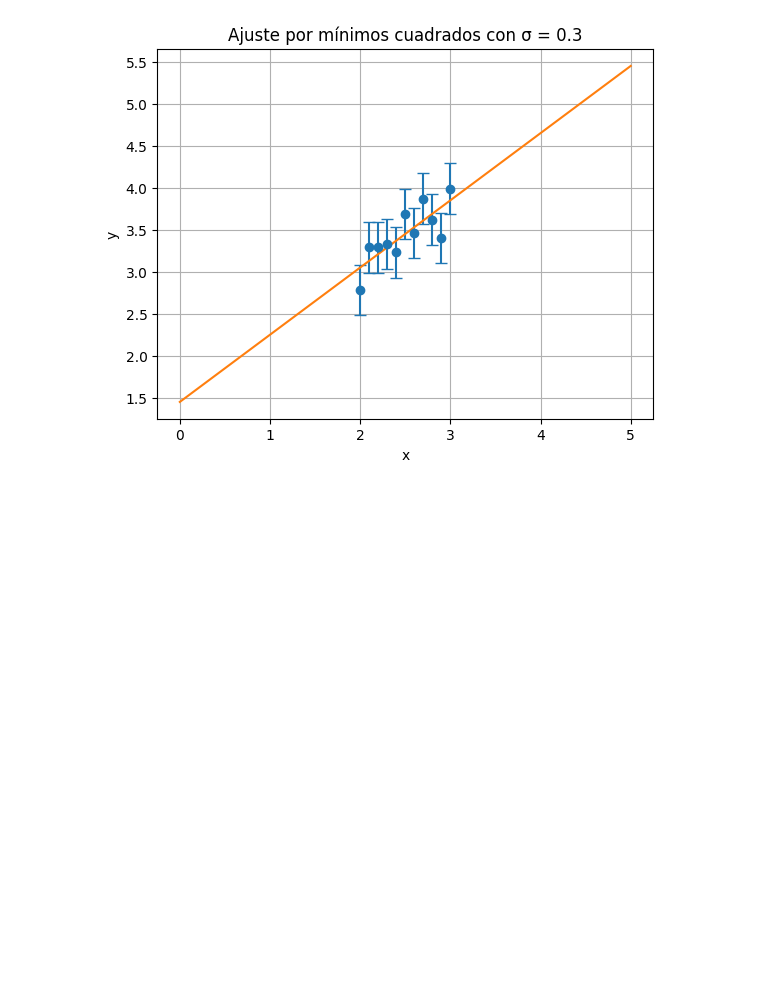
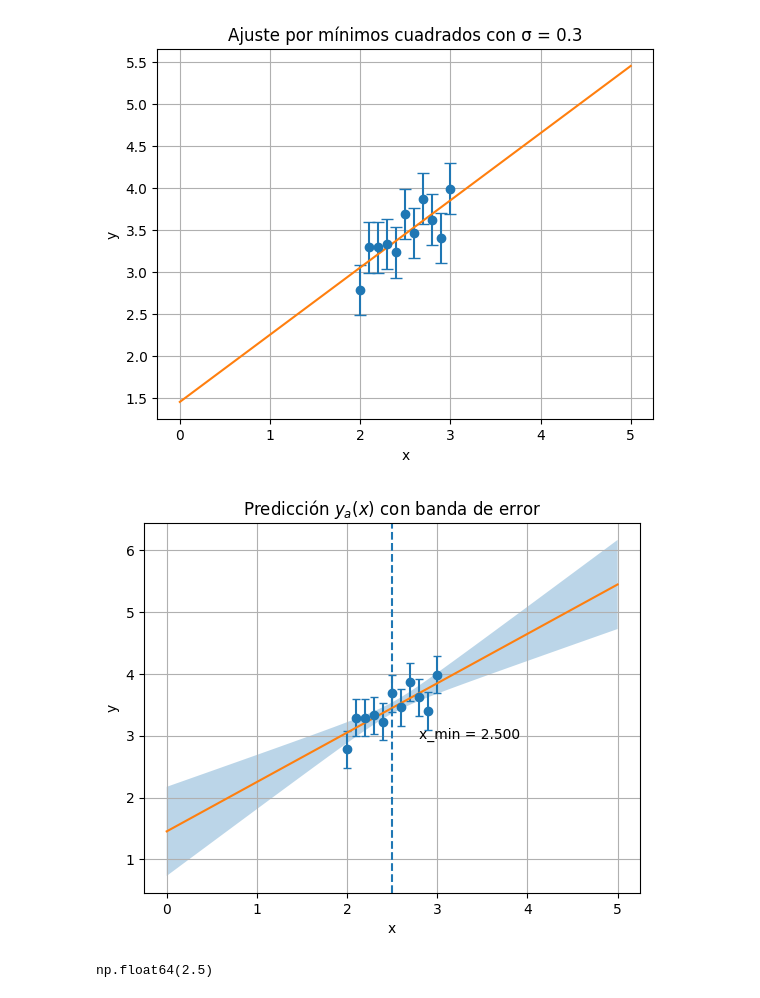
Before and after one commit to arirodriguez001/Teorica-1, a Jupyter notebook: OneDrive/Escritorio/python/MEFE/guia6.ipynb, the cells around one changed output. Saved outputs shown, nothing was run; the diff lists cells and outputs as text; code cells hidden in the pictures; blank space fills up the shorter version.

```diff
--- a/OneDrive/Escritorio/python/MEFE/guia6.ipynb
+++ b/OneDrive/Escritorio/python/MEFE/guia6.ipynb
@@ -44,3 +46,30 @@ plt.grid(True)
 plt.show()
 # %% [output]
 [figure]
+# %%
+x_pred = np.linspace(0, 5, 200)
+y_pred = a1 + a2 * x_pred
+var_y_pred = var_a1 + x_pred**2 * var_a2 + 2 * x_pred * cov_a1_a2
+std_y_pred = np.sqrt(var_y_pred)
+
+x_min_error = -cov_a1_a2 / var_a2
+
+plt.errorbar(x, y, yerr=sigma, fmt='o', capsize=3)
+plt.plot(x_pred, y_pred)
+plt.fill_between(x_pred, y_pred - std_y_pred, y_pred + std_y_pred, alpha=0.3)
+plt.xlabel("x")
+plt.ylabel("y")
+plt.title("Predicción $y_a(x)$ con banda de error")
+plt.grid(True)
+
+# Mostrar valor de x que minimiza error
+plt.axvline(x_min_error, linestyle='--')
+plt.annotate(f'x_min = {x_min_error:.3f}', xy=(x_min_error, a1 + a2 * x_min_error),
+             xytext=(x_min_error+0.3, a1 + a2 * x_min_error - 0.5))
+
+plt.show()
+
+x_min_error
+# %% [output]
+[figure, added]
+np.float64(2.5)
```
Also changed, not shown: parts of 15 cells of this notebook.
